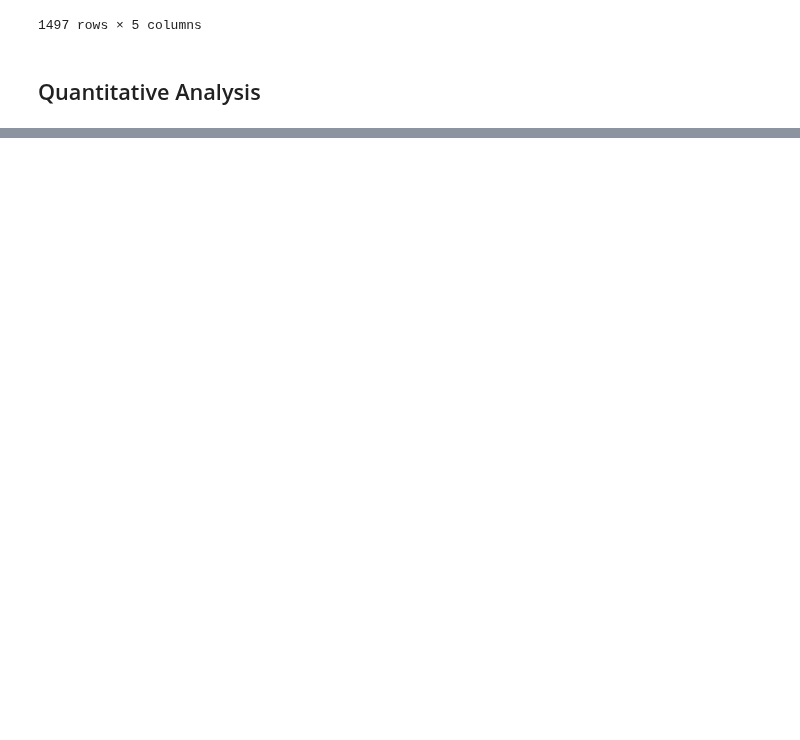
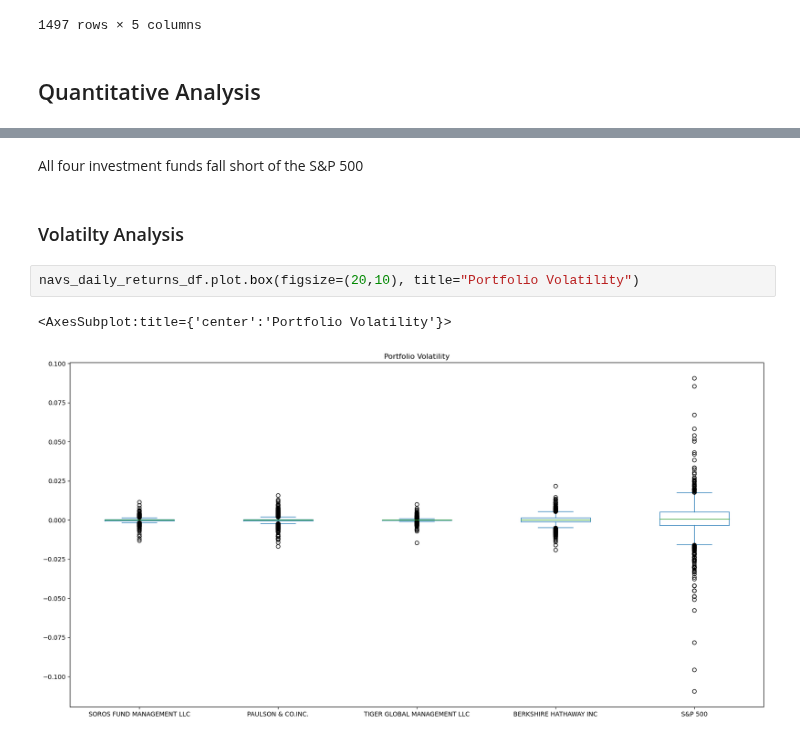
Before and after one commit to PlainOlFred/risk_return_analysis, a Jupyter notebook: risk_return_analysis.ipynb, the cells around one changed output, grey strips where cells are left out. Cells and saved outputs as stored; diff of their text form; blank space fills up the shorter version.

Commit message:
Volatility, and Rish Analysis

```diff
--- a/risk_return_analysis.ipynb
+++ b/risk_return_analysis.ipynb
@@ -44,0 +61,9 @@ navs_daily_returns_df.plot(figsize=(20, 10), title="Daily Returns")
+# %% [markdown]
+All four investment funds fall short of the S&P 500
+# %% [markdown]
+### Volatilty Analysis
+# %%
+navs_daily_returns_df.plot.box(figsize=(20,10), title="Portfolio Volatility")
+# %% [output]
+<AxesSubplot:title={'center':'Portfolio Volatility'}>
+[figure, added]
```
Also changed, not shown: parts of 13 cells of this notebook.
